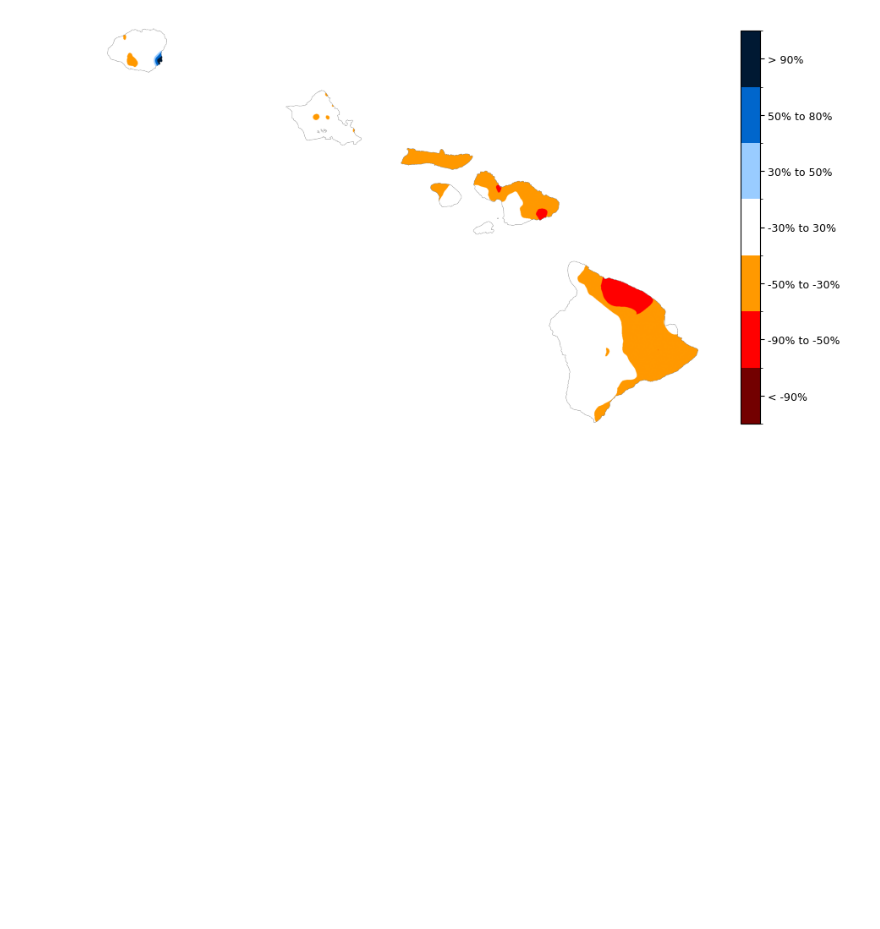
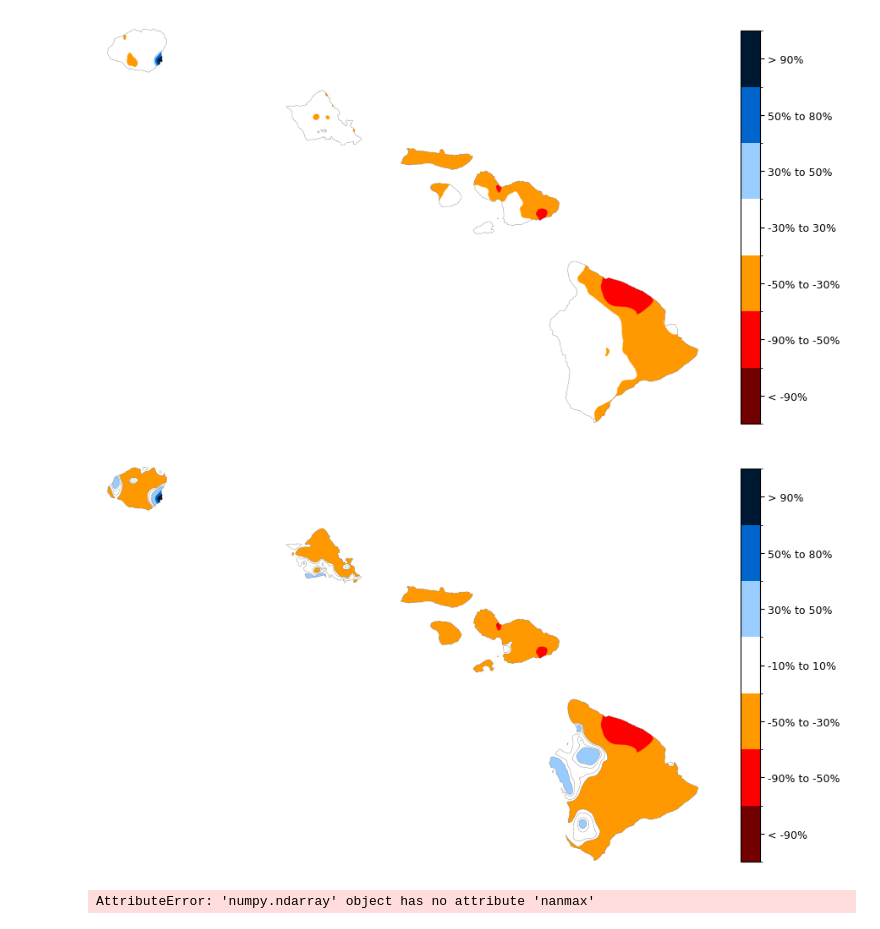
Before and after one commit to cherryleh/climate-summary, a Jupyter notebook: dews-hawaii-app/scripts/2025-summary/rainfall_category.ipynb, the cells around one changed output. Drawn from its saved outputs; the diff is of its cells as text; code cells hidden in the pictures; blank space fills up the shorter version.

```diff
--- a/dews-hawaii-app/scripts/2025-summary/rainfall_category.ipynb
+++ b/dews-hawaii-app/scripts/2025-summary/rainfall_category.ipynb
@@ -85,3 +85,63 @@ plt.tight_layout()
 plt.show()
 # %% [output]
 [figure]
+# %%
+import rasterio
+import numpy as np
+import matplotlib.pyplot as plt
+from matplotlib.colors import ListedColormap, BoundaryNorm
+
+thresholds = [
+    (-np.inf, -80, "#730000", "< -90%"),
+    (-80, -50, "#FF0000", "-90% to -50%"),
+    (-50, -10, "#FF9900", "-50% to -30%"),
+    (-5, 5, "#FFFFFF", "-10% to 10%"),
+    (10, 50, "#99CCFF", "30% to 50%"),
+    (50, 80, "#0066CC", "50% to 80%"),
+    (80, np.inf, "#001933", "> 90%"),
+]
+
+with rasterio.open(f"annual_rainfall_2025_pdiff.tif") as src:
+    data = src.read(1)
+    profile = src.profile
+    nodata = src.nodata
+
+data = np.where(data == nodata, np.nan, data)
+categorical = np.full_like(data, 255, dtype=np.uint8)
+
+for i, (low, high, _, _) in enumerate(thresholds):
+    mask = (data > low) & (data <= high)
+    categorical[mask] = i
+
+profile.update(dtype=rasterio.uint8, count=1, compress='lzw', nodata=255)
+# with rasterio.open(f"../public/tifs/rf_pdiff_cat_0{month}.tif", "w", **profile) as dst:
+#     dst.write(categorical, 1)
+
+colors = [c for _, _, c, _ in thresholds]
+labels = [l for _, _, _, l in thresholds]
+cmap = ListedColormap(colors)
+norm = BoundaryNorm(np.arange(-0.5, len(colors) + 0.5), len(colors))
+
+plt.figure(figsize=(9, 6))
+categorical_masked = np.ma.masked_where(categorical == 255, categorical)
+
+im = plt.imshow(categorical_masked, cmap=cmap, norm=norm)
+plt.axis("off")
+
+cbar = plt.colorbar(im, fraction=0.03, pad=0.04)
+cbar.set_ticks(range(len(colors)))
+cbar.set_ticklabels(labels)
+cbar.ax.tick_params(labelsize=9)
+plt.tight_layout()
+plt.show()
+# %% [output]
+[figure, added]
+# %%
+with rasterio.open(f"annual_rainfall_2025_pdiff.tif") as src:
+    data = src.read(1)
+    profile = src.profile
+    nodata = src.nodata
+
+data.nanmax()
+# %% [output]
+AttributeError: 'numpy.ndarray' object has no attribute 'nanmax'
```
Also changed, not shown: 5 other files.
